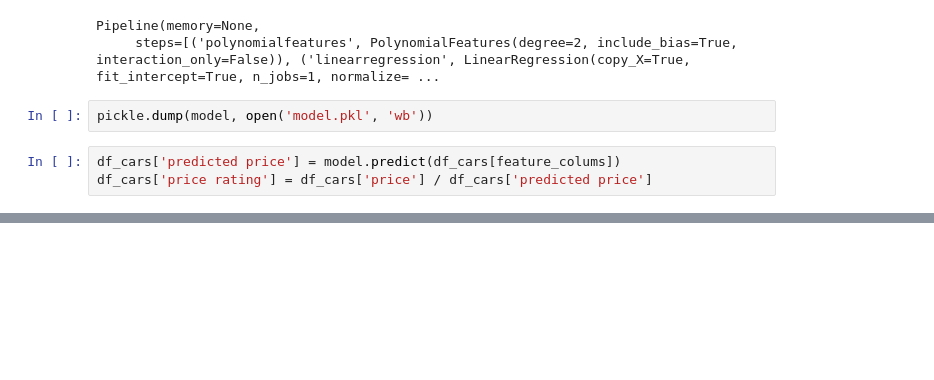
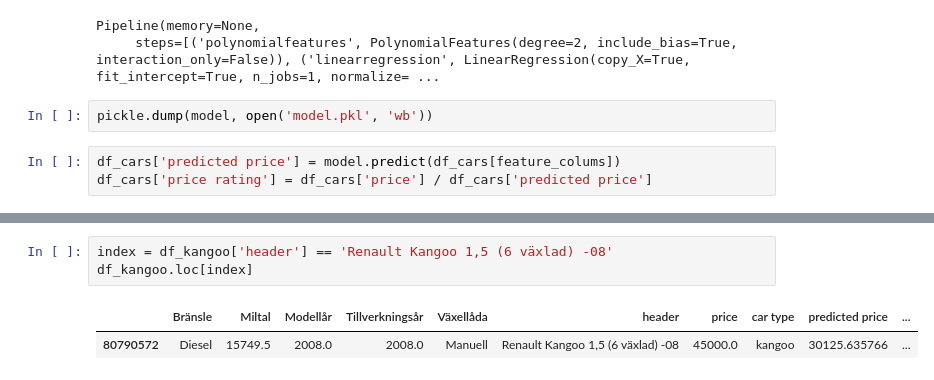
Before and after one commit to martinlarsalbert/blocket, a Jupyter notebook: regression.ipynb, the cells around one changed output, grey strips where cells are left out. Drawn from its saved outputs; the diff is of its cells as text; blank space fills up the shorter version.

```diff
--- a/regression.ipynb
+++ b/regression.ipynb
@@ -87,0 +124,6 @@ df_cars.loc[index]
+# %%
+index = df_kangoo['header'] == 'Renault Kangoo 1,5 (6 växlad) -08'
+df_kangoo.loc[index]
+# %% [output]
+|  | Bränsle | Miltal | Modellår | Tillverkningsår | Växellåda | header | price | car type | predicted price | ... |
+| 80790572 | Diesel | 15749.5 | 2008.0 | 2008.0 | Manuell | Renault Kangoo 1,5 (6 växlad) -08 | 45000.0 | kangoo | 30125.635766 | ... |
```
Also changed, not shown: parts of 8 cells of this notebook, 1 other file.
